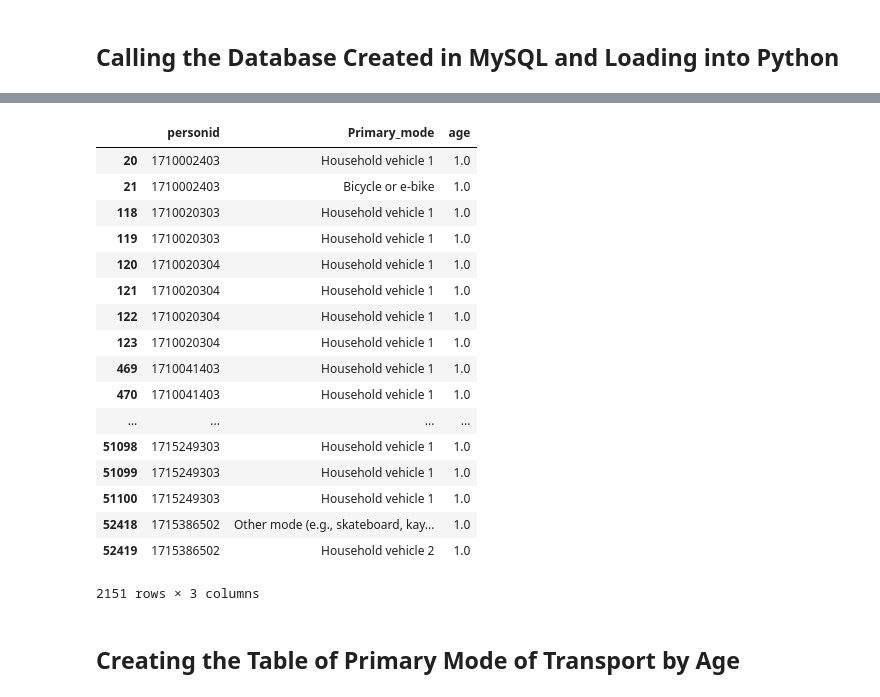
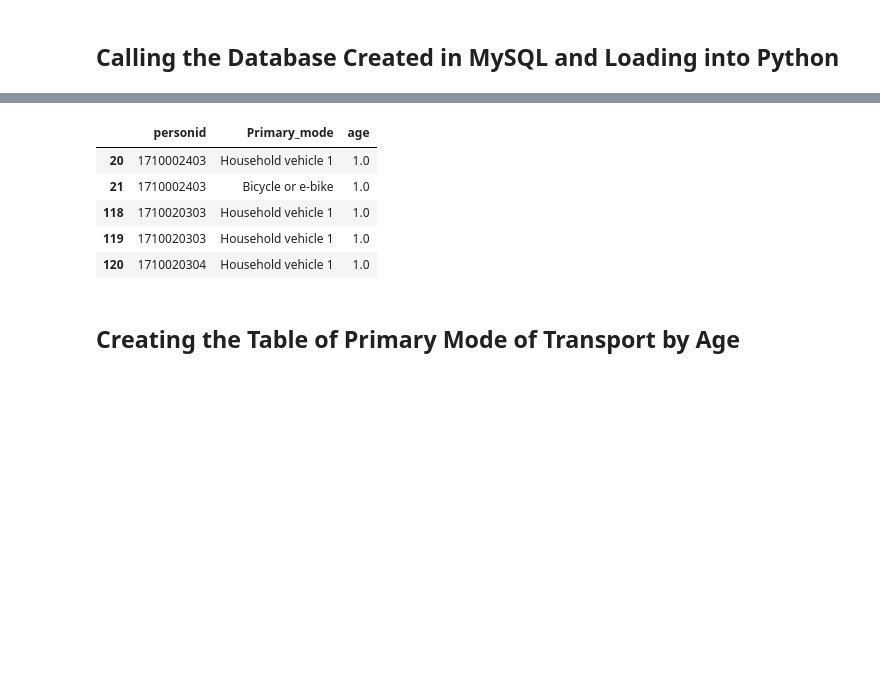
Before and after one commit to irwinmier96/Household-Travel-Survey, a Jupyter notebook: question_2.ipynb, the cells around one changed output, grey strips where cells are left out. Drawn from its saved outputs; the diff is of its cells as text; code cells hidden in the pictures; blank space fills up the shorter version.

Commit message:
added tables

```diff
--- a/question_2.ipynb
+++ b/question_2.ipynb
@@ -63,26 +46,14 @@ person_trip_df = person_trip_df[person_trip_df.age != -2.0]
 person_trip_df = person_trip_df[person_trip_df.age != 5000.0]
 # %%
 age_1 = person_trip_df[person_trip_df["age"] == 1.0]
-age_1
+age_1.head()
 # %% [output]
 |  | personid | Primary_mode | age |
 | 20 | 1710002403 | Household vehicle 1 | 1.0 |
 | 21 | 1710002403 | Bicycle or e-bike | 1.0 |
 | 118 | 1710020303 | Household vehicle 1 | 1.0 |
 | 119 | 1710020303 | Household vehicle 1 | 1.0 |
 | 120 | 1710020304 | Household vehicle 1 | 1.0 |
-| 121 | 1710020304 | Household vehicle 1 | 1.0 |
-| 122 | 1710020304 | Household vehicle 1 | 1.0 |
-| 123 | 1710020304 | Household vehicle 1 | 1.0 |
-| 469 | 1710041403 | Household vehicle 1 | 1.0 |
-| 470 | 1710041403 | Household vehicle 1 | 1.0 |
-| ... | ... | ... | ... |
-| 51098 | 1715249303 | Household vehicle 1 | 1.0 |
-| 51099 | 1715249303 | Household vehicle 1 | 1.0 |
-| 51100 | 1715249303 | Household vehicle 1 | 1.0 |
-| 52418 | 1715386502 | Other mode (e.g., skateboard, kay... | 1.0 |
-| 52419 | 1715386502 | Household vehicle 2 | 1.0 |
-2151 rows × 3 columns
 # %% [markdown]
 ## Creating the Table of Primary Mode of Transport by Age
 # %%
```
Also changed, not shown: parts of 4 cells of this notebook, 3 other files.
